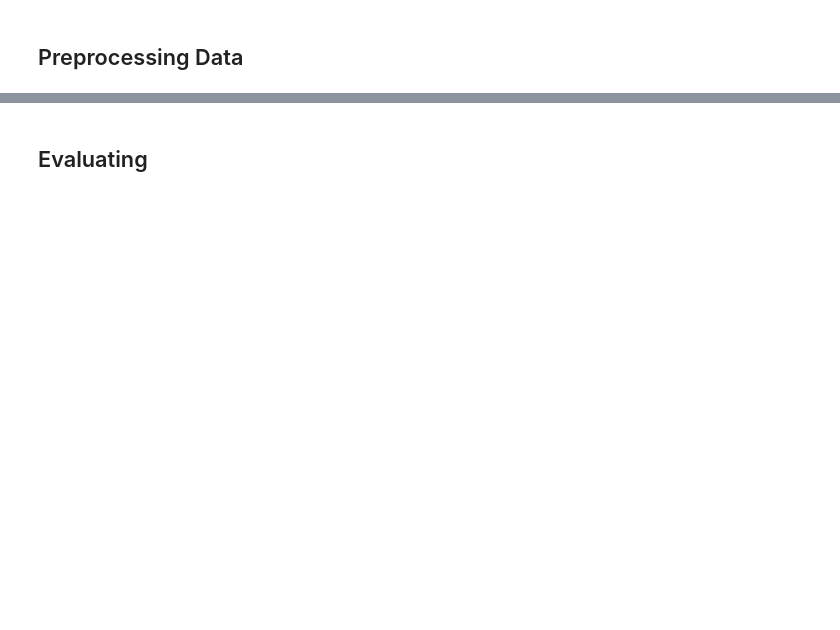
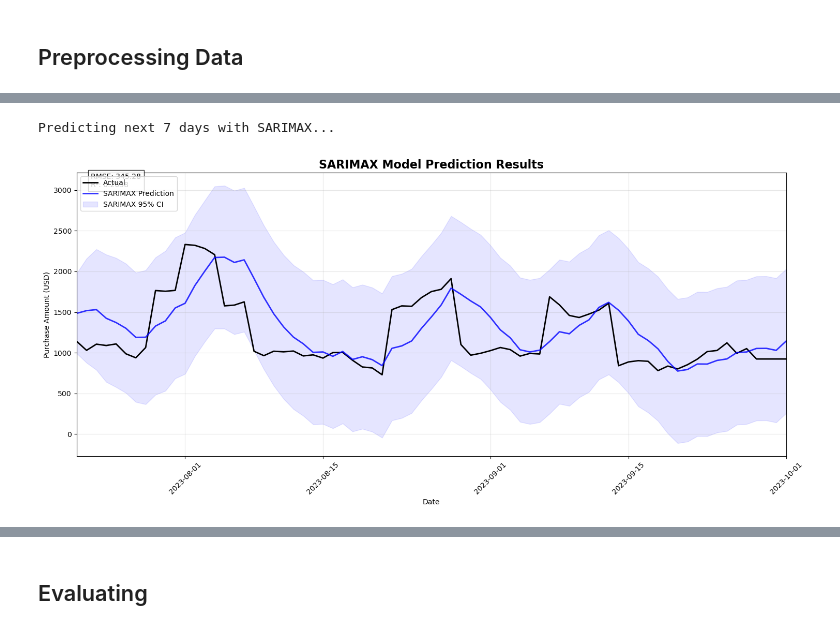
Before and after one commit to Ecstarssyy/Machine-Learning-Optiz, a Jupyter notebook: main.ipynb, the cells around one changed output, grey strips where cells are left out. Cells and saved outputs as stored; diff of their text form; code cells hidden in the pictures; blank space fills up the shorter version.

```diff
--- a/main.ipynb
+++ b/main.ipynb
@@ -93,5 +227,23 @@ test_sarimax = df_daily['Purchase Amount (USD)'].iloc[train_size:]
 # %%
-sarimax_model = SARIMAX(train_sarimax, order=(1,1,1), seasonal_order=(1,1,1,7))
-sarimax_result = sarimax_model.fit(maxiter=300, method='lbfgs', disp=True)
-sarimax_pred = sarimax_result.get_forecast(steps=len(test_sarimax)).predicted_mean
+gru_features = ['Purchase Amount (USD)'] + exog_columns
+gru_data = df_daily[gru_features].values
+
+# Sequence length untuk GRU
+n_steps = 14
+print(f"Using sequence length of {n_steps} for GRU")
+
+# Create sequences
+X, y = [], []
+for i in range(n_steps, len(gru_data)):
+    X.append(gru_data[i-n_steps:i])
+    y.append(gru_data[i, 0])  # target adalah kolom pertama
+X, y = np.array(X), np.array(y)
+
+# Split 80/20
+split = int(len(X) * 0.8)
+X_train, X_test = X[:split], X[split:]
+y_train, y_test = y[:split], y[split:]
+
+print(f"GRU training data: {X_train.shape}")
+print(f"GRU testing data: {X_test.shape}")
 # %% [output]
@@ -163,0 +404,35 @@ Epoch 20/20
+# %%
+print("\nPredicting next 7 days with SARIMAX...")
+# Persiapkan data untuk prediksi SARIMAX
+last_date = test_data.index[-1]
+future_dates_sarimax = pd.date_range(start=last_date + pd.Timedelta(days=1), periods=7, freq='D')
+future_exog = pd.DataFrame(index=future_dates_sarimax, columns=exog_columns)
+
+# Copy pola dari minggu terakhir untuk exogenous features
+for col in exog_columns:
+    future_exog[col] = df_daily[col].iloc[-7:].values
+
+# Prediksi SARIMAX
+future_sarimax = best_sarimax_model.get_forecast(steps=7, exog=future_exog)
+future_pred_sarimax = scaler.inverse_transform(future_sarimax.predicted_mean.values.reshape(-1,1)).flatten()
+# %% [output]
+Predicting next 7 days with SARIMAX...
+# %%
+plt.figure(figsize=(15,7))
+plt.plot(test_data.index, actual_test, label='Actual', linewidth=2, color='black')
+plt.plot(test_data.index, sarimax_pred, label='SARIMAX Prediction', linewidth=2, color='blue', alpha=0.8)
+plt.fill_between(test_data.index, sarimax_pred_lower, sarimax_pred_upper,
+                 color='blue', alpha=0.1, label='SARIMAX 95% CI')
+plt.title('SARIMAX Model Prediction Results', fontsize=16, fontweight='bold')
+plt.xlabel('Date')
+plt.ylabel('Purchase Amount (USD)')
+plt.legend(loc='upper left')
+plt.grid(True, alpha=0.3)
+plt.xticks(rotation=45)
+plt.text(0.02, 0.95, f'RMSE: {rmse_sarimax:.2f}\nR²: {r2_sarimax:.4f}',
+         transform=plt.gca().transAxes, bbox=dict(facecolor='white', alpha=0.8))
+plt.xlim(test_data.index.min(), test_data.index.max())
+plt.tight_layout()
+plt.show()
+# %% [output]
+[figure, added]
```
Also changed, not shown: parts of 26 cells of this notebook.
